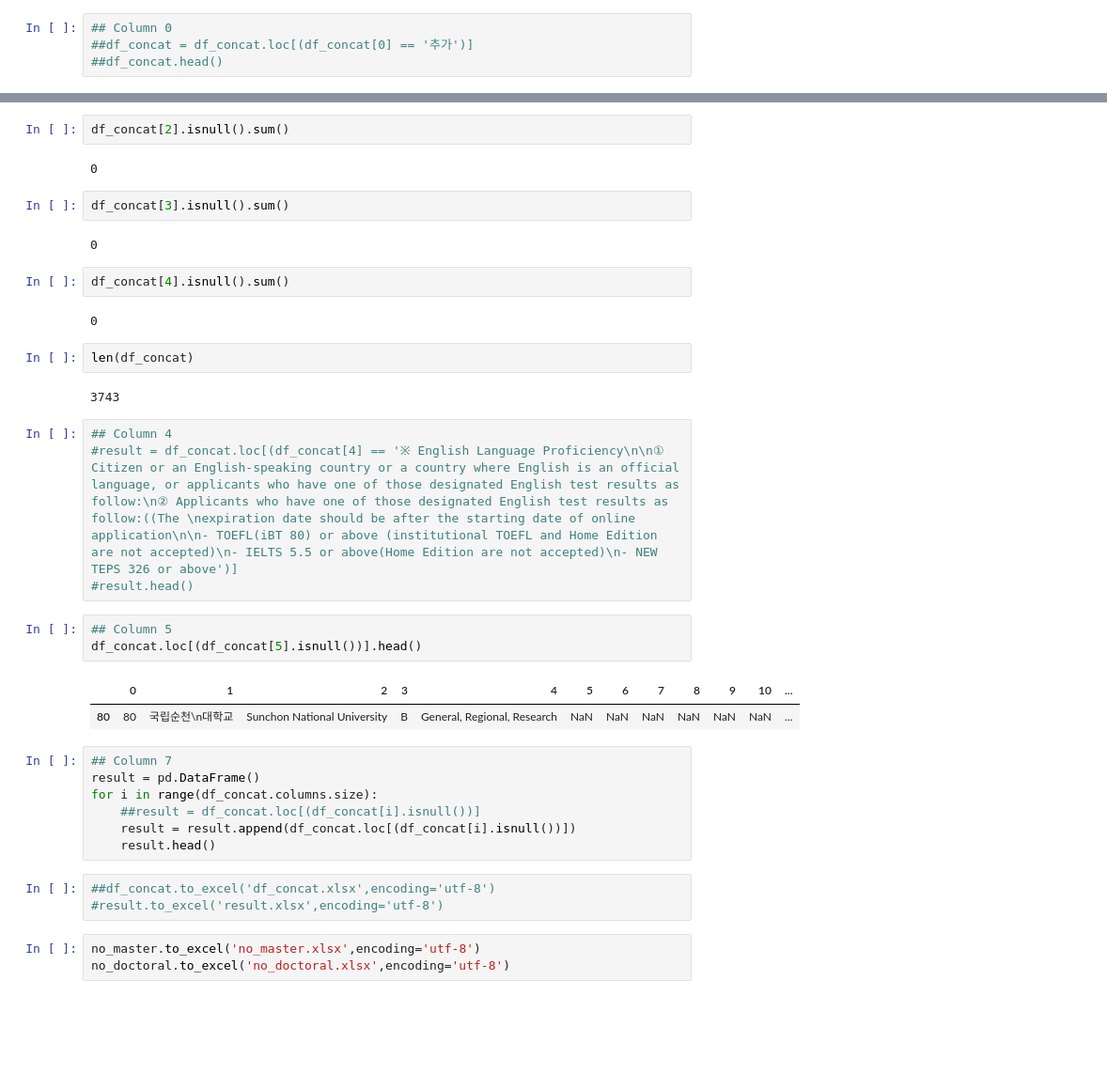
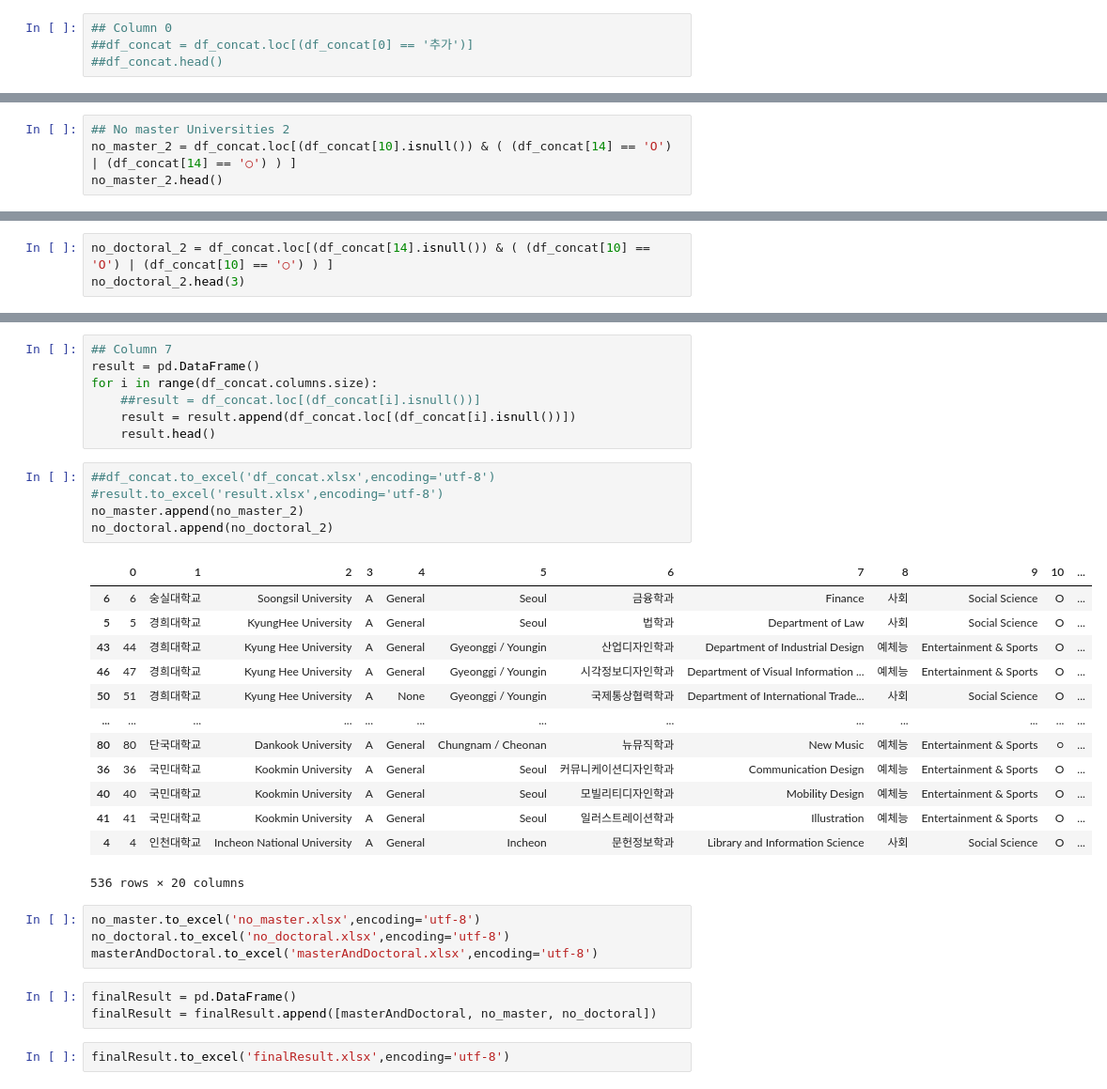
Before and after one commit to JASorianoHernandez/gks24_UniversityDataInformationProject, a Jupyter notebook: GKS24_Univeristies_DataInformation.ipynb, the cells around one changed output, grey strips where cells are left out. Shown: that part at 94% size. Drawn from its saved outputs; the diff is of its cells as text; blank space fills up the shorter version.

```diff
--- a/GKS24_Univeristies_DataInformation.ipynb
+++ b/GKS24_Univeristies_DataInformation.ipynb
@@ -212,3 +156,7 @@ no_master.head()
 | 16 | 16 | 조선대학교 | Chosun University | B | General, Regional | Gwangju | 영어교육학과 | Dept. of English Language Education | 교육 | Education | X | ... |
 | 22 | 22 | 조선대학교 | Chosun University | B | General, Regional | Gwangju | 군사학과 | Dept. of Military Science | 사회 | Social Science | X | ... |
 | 23 | 23 | 조선대학교 | Chosun University | B | General, Regional | Gwangju | *중독재활복지학과 | *Dept. of Addiction Rehabilitatio... | 사회 | Social Science | X | ... |
+# %%
+## No master Universities 2
+no_master_2 = df_concat.loc[(df_concat[10].isnull()) & ( (df_concat[14] == 'O') | (df_concat[14] == '○') ) ]
+no_master_2.head()
@@ -234,0 +178,3 @@ df_concat.drop(df_concat.loc[(df_concat[1] == '※ English Language Proficiency\
+# %%
+no_doctoral_2 = df_concat.loc[(df_concat[14].isnull()) & ( (df_concat[10] == 'O') | (df_concat[10] == '○') ) ]
+no_doctoral_2.head(3)
@@ -253,29 +200,3 @@ df_concat
-# %%
-df_concat[2].isnull().sum()
-# %% [output]
-0
-# %%
-df_concat[3].isnull().sum()
-# %% [output]
-0
-# %%
-df_concat[4].isnull().sum()
-# %% [output]
-0
-# %%
-len(df_concat)
-# %% [output]
-3743
-# %%
-## Column 4
-#result = df_concat.loc[(df_concat[4] == '※ English Language Proficiency\n\n① Citizen or an English-speaking country or a country where English is an official language, or applicants who have one of those designated English test results as follow:\n② Applicants who have one of those designated English test results as follow:((The \nexpiration date should be after the starting date of online application\n\n- TOEFL(iBT 80) or above (institutional TOEFL and Home Edition are not accepted)\n- IELTS 5.5 or above(Home Edition are not accepted)\n- NEW TEPS 326 or above')]
-#result.head()
-# %%
-## Column 5
-df_concat.loc[(df_concat[5].isnull())].head()
-# %% [output]
-|  | 0 | 1 | 2 | 3 | 4 | 5 | 6 | 7 | 8 | 9 | 10 | ... |
-| 80 | 80 | 국립순천\n대학교 | Sunchon National University | B | General, Regional, Research | NaN | NaN | NaN | NaN | NaN | NaN | ... |
 # %%
 ## Column 7
 result = pd.DataFrame()
@@ -286,6 +207,28 @@ for i in range(df_concat.columns.size):
 # %%
 ##df_concat.to_excel('df_concat.xlsx',encoding='utf-8')
 #result.to_excel('result.xlsx',encoding='utf-8')
+no_master.append(no_master_2)
+no_doctoral.append(no_doctoral_2)
+# %% [output]
+|  | 0 | 1 | 2 | 3 | 4 | 5 | 6 | 7 | 8 | 9 | 10 | ... |
+| 6 | 6 | 숭실대학교 | Soongsil University | A | General | Seoul | 금융학과 | Finance | 사회 | Social Science | O | ... |
+| 5 | 5 | 경희대학교 | KyungHee University | A | General | Seoul | 법학과 | Department of Law | 사회 | Social Science | O | ... |
+| 43 | 44 | 경희대학교 | Kyung Hee University | A | General | Gyeonggi / Youngin | 산업디자인학과 | Department of Industrial Design | 예체능 | Entertainment & Sports | O | ... |
+| 46 | 47 | 경희대학교 | Kyung Hee University | A | General | Gyeonggi / Youngin | 시각정보디자인학과 | Department of Visual Information ... | 예체능 | Entertainment & Sports | O | ... |
+| 50 | 51 | 경희대학교 | Kyung Hee University | A | None | Gyeonggi / Youngin | 국제통상협력학과 | Department of International Trade... | 사회 | Social Science | O | ... |
+| ... | ... | ... | ... | ... | ... | ... | ... | ... | ... | ... | ... | ... |
+| 80 | 80 | 단국대학교 | Dankook University | A | General | Chungnam / Cheonan | 뉴뮤직학과 | New Music | 예체능 | Entertainment & Sports | ○ | ... |
+| 36 | 36 | 국민대학교 | Kookmin University | A | General | Seoul | 커뮤니케이션디자인학과 | Communication Design | 예체능 | Entertainment & Sports | O | ... |
+| 40 | 40 | 국민대학교 | Kookmin University | A | General | Seoul | 모빌리티디자인학과 | Mobility Design | 예체능 | Entertainment & Sports | O | ... |
+| 41 | 41 | 국민대학교 | Kookmin University | A | General | Seoul | 일러스트레이션학과 | Illustration | 예체능 | Entertainment & Sports | O | ... |
+| 4 | 4 | 인천대학교 | Incheon National University | A | General | Incheon | 문헌정보학과 | Library and Information Science | 사회 | Social Science | O | ... |
+536 rows × 20 columns
 # %%
 no_master.to_excel('no_master.xlsx',encoding='utf-8')
 no_doctoral.to_excel('no_doctoral.xlsx',encoding='utf-8')
+masterAndDoctoral.to_excel('masterAndDoctoral.xlsx',encoding='utf-8')
+# %%
+finalResult = pd.DataFrame()
+finalResult = finalResult.append([masterAndDoctoral, no_master, no_doctoral])
+# %%
+finalResult.to_excel('finalResult.xlsx',encoding='utf-8')
```
Also changed, not shown: parts of 25 cells of this notebook.
